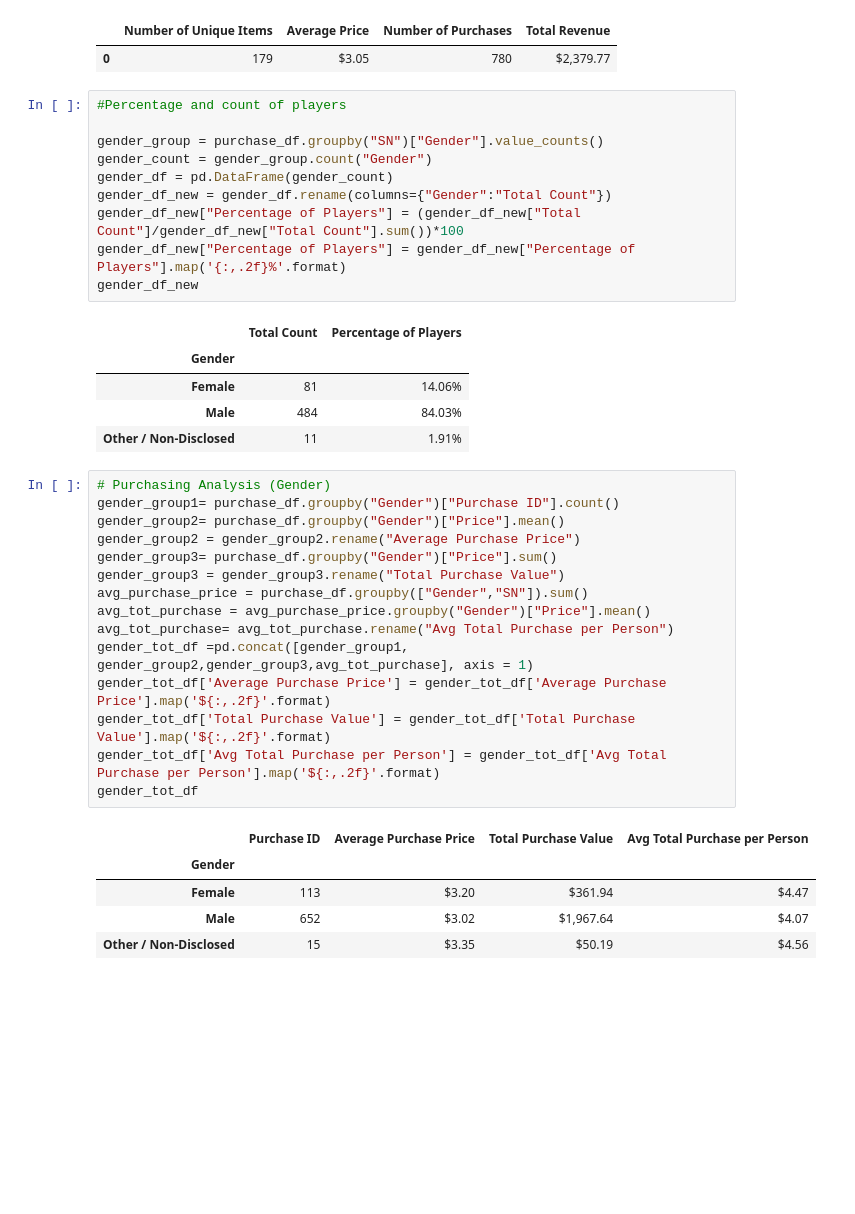
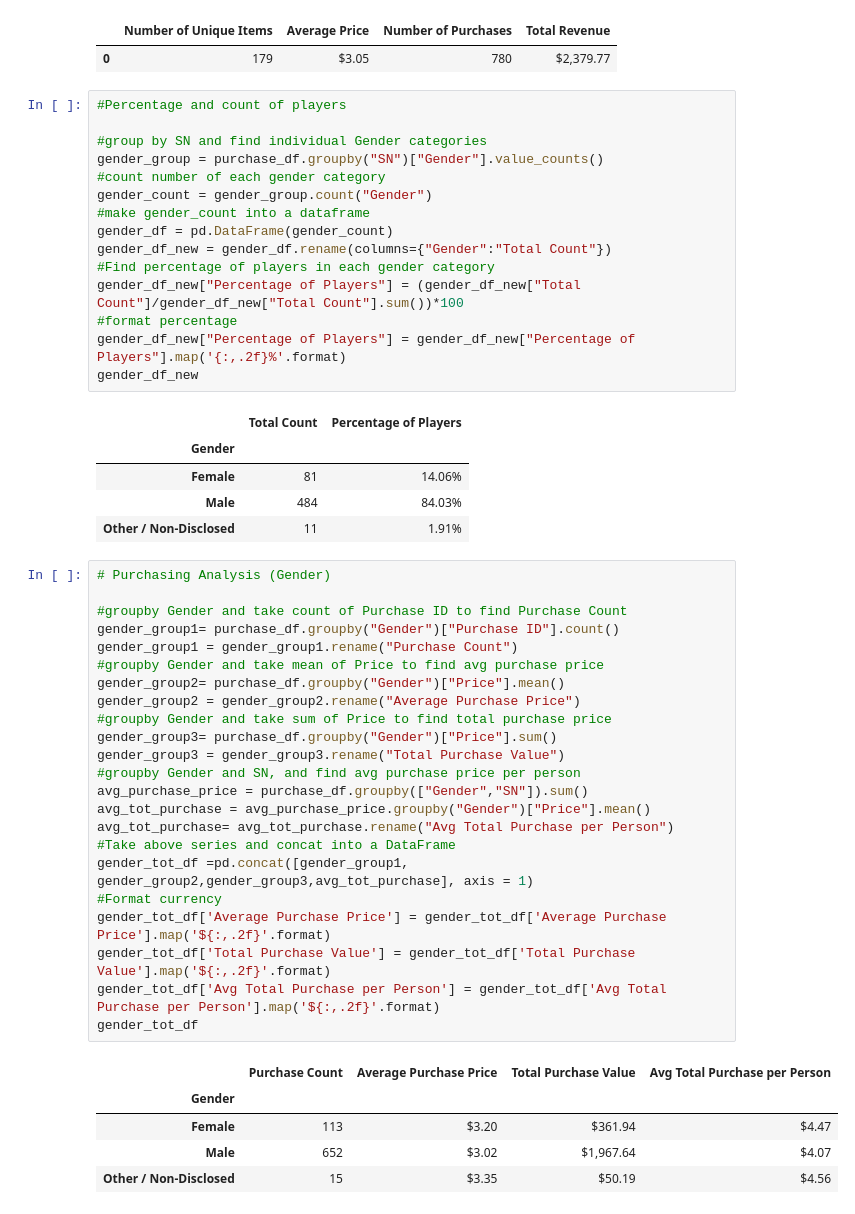
Before and after one commit to apizzo1/pandas-challenge, a Jupyter notebook: HeroesOfPymoli/HeroesOfPymoli.ipynb, the cells around one changed output. Saved outputs shown, nothing was run; the diff lists cells and outputs as text; blank space fills up the shorter version.

```diff
--- a/HeroesOfPymoli/HeroesOfPymoli.ipynb
+++ b/HeroesOfPymoli/HeroesOfPymoli.ipynb
@@ -41,11 +45,16 @@ sum_df
 # %%
 #Percentage and count of players
 
+#group by SN and find individual Gender categories
 gender_group = purchase_df.groupby("SN")["Gender"].value_counts()
+#count number of each gender category
 gender_count = gender_group.count("Gender")
+#make gender_count into a dataframe
 gender_df = pd.DataFrame(gender_count)
 gender_df_new = gender_df.rename(columns={"Gender":"Total Count"})
+#Find percentage of players in each gender category
 gender_df_new["Percentage of Players"] = (gender_df_new["Total Count"]/gender_df_new["Total Count"].sum())*100
+#format percentage
 gender_df_new["Percentage of Players"] = gender_df_new["Percentage of Players"].map('{:,.2f}%'.format)
 gender_df_new
 # %% [output]
@@ -56,21 +65,29 @@ gender_df_new
 | Other / Non-Disclosed | 11 | 1.91% |
 # %%
 # Purchasing Analysis (Gender)
+
+#groupby Gender and take count of Purchase ID to find Purchase Count
 gender_group1= purchase_df.groupby("Gender")["Purchase ID"].count()
+gender_group1 = gender_group1.rename("Purchase Count")
+#groupby Gender and take mean of Price to find avg purchase price
 gender_group2= purchase_df.groupby("Gender")["Price"].mean()
 gender_group2 = gender_group2.rename("Average Purchase Price")
+#groupby Gender and take sum of Price to find total purchase price
 gender_group3= purchase_df.groupby("Gender")["Price"].sum()
 gender_group3 = gender_group3.rename("Total Purchase Value")
+#groupby Gender and SN, and find avg purchase price per person
 avg_purchase_price = purchase_df.groupby(["Gender","SN"]).sum()
 avg_tot_purchase = avg_purchase_price.groupby("Gender")["Price"].mean()
 avg_tot_purchase= avg_tot_purchase.rename("Avg Total Purchase per Person")
+#Take above series and concat into a DataFrame
 gender_tot_df =pd.concat([gender_group1, gender_group2,gender_group3,avg_tot_purchase], axis = 1)
+#Format currency
 gender_tot_df['Average Purchase Price'] = gender_tot_df['Average Purchase Price'].map('${:,.2f}'.format)
 gender_tot_df['Total Purchase Value'] = gender_tot_df['Total Purchase Value'].map('${:,.2f}'.format)
 gender_tot_df['Avg Total Purchase per Person'] = gender_tot_df['Avg Total Purchase per Person'].map('${:,.2f}'.format)
 gender_tot_df
 # %% [output]
-|  | Purchase ID | Average Purchase Price | Total Purchase Value | Avg Total Purchase per Person |
+|  | Purchase Count | Average Purchase Price | Total Purchase Value | Avg Total Purchase per Person |
 | Gender |  |  |  |  |
 | Female | 113 | $3.20 | $361.94 | $4.47 |
 | Male | 652 | $3.02 | $1,967.64 | $4.07 |
```
Also changed, not shown: parts of 8 cells of this notebook, 1 other file.
